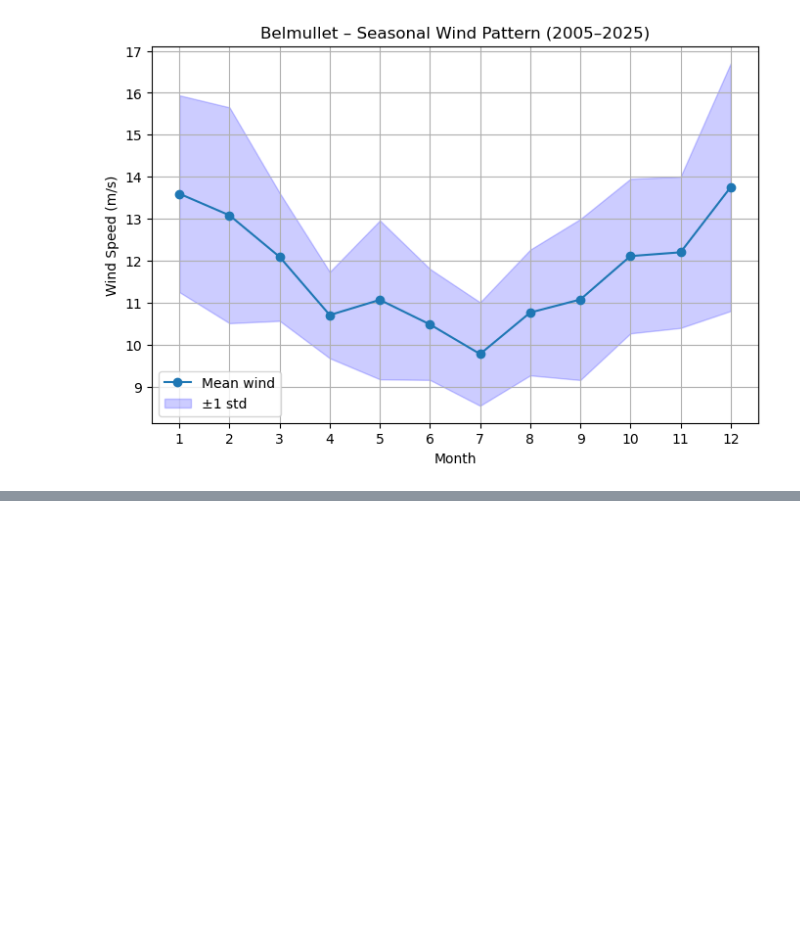
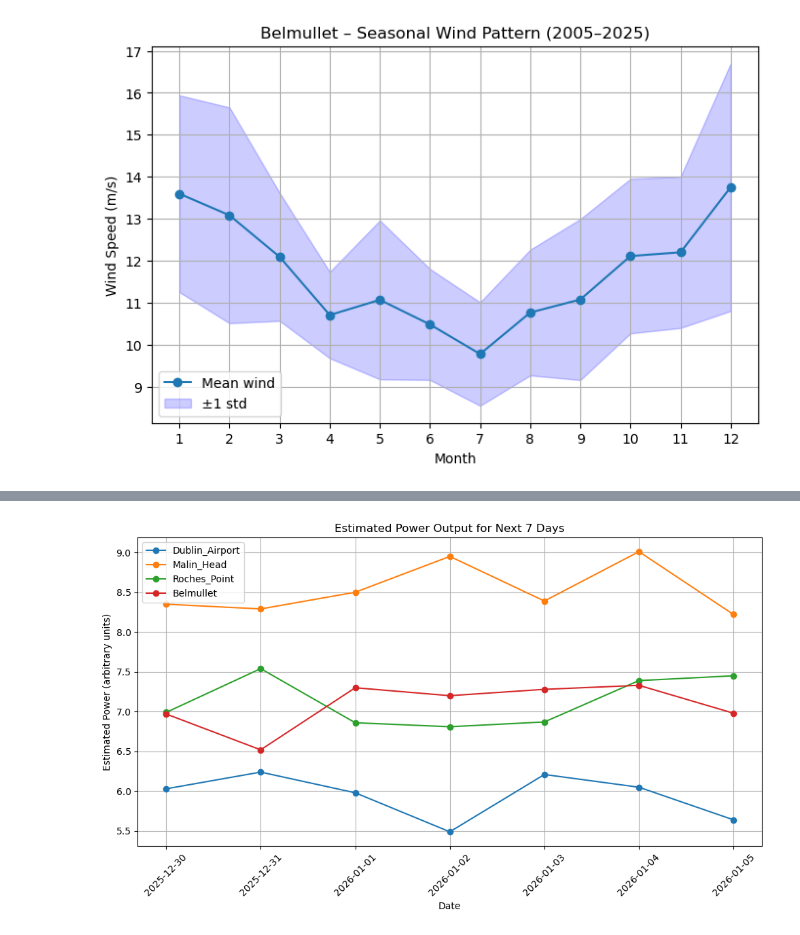
Before and after one commit to JoannaMnich/PFDA, a Jupyter notebook: project/project.ipynb, the cells around one changed output, grey strips where cells are left out. Drawn from its saved outputs; the diff is of its cells as text; code cells hidden in the pictures; blank space fills up the shorter version.

Commit message:
power output forecast

```diff
--- a/project/project.ipynb
+++ b/project/project.ipynb
@@ -247,0 +381,17 @@ plt.show()
+# %%
+# Plot
+plt.figure(figsize=(10,6))
+for station in stations:
+    subset = forecast_df[forecast_df["station"] == station]
+    plt.plot(subset["date"], subset["estimated_power"], marker='o', label=station)
+
+plt.title("Estimated Power Output for Next 7 Days")
+plt.xlabel("Date")
+plt.ylabel("Estimated Power (arbitrary units)")
+plt.legend()
+plt.grid()
+plt.xticks(rotation=45)
+plt.tight_layout()
+plt.show()
+# %% [output]
+[figure, added]
```
Also changed, not shown: parts of 9 cells of this notebook, 6 other files.
